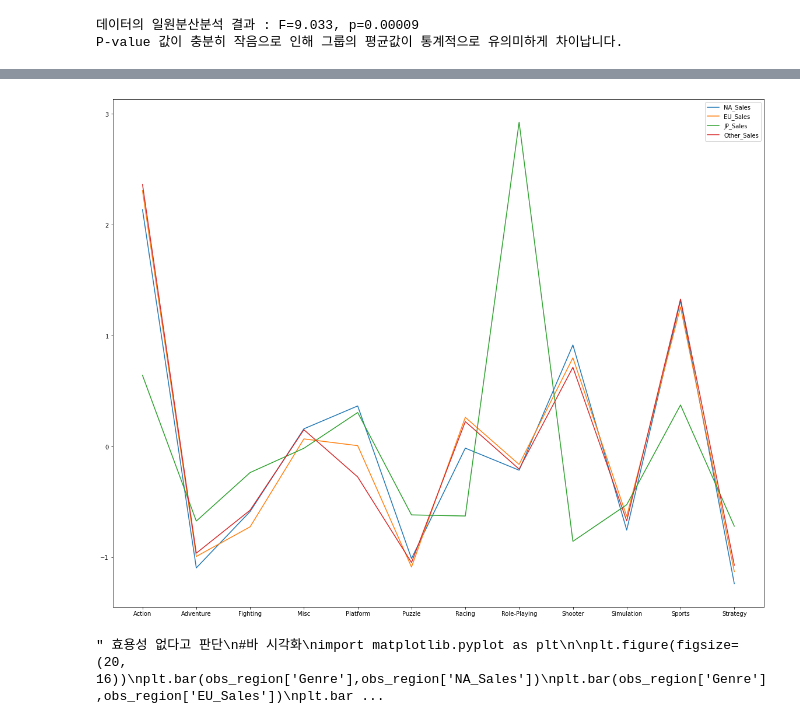
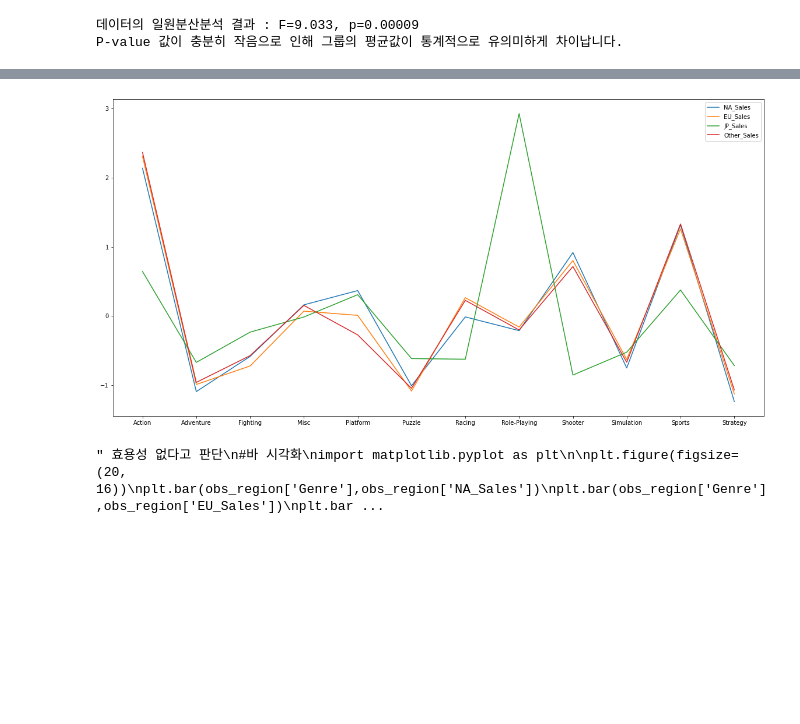
Before and after one commit to ohyunju/projects, a Jupyter notebook: project1/Project1.ipynb, the cells around one changed output, grey strips where cells are left out. Saved outputs shown, nothing was run; the diff lists cells and outputs as text; code cells hidden in the pictures; blank space fills up the shorter version.

```diff
--- a/project1/Project1.ipynb
+++ b/project1/Project1.ipynb
@@ -379,16 +378,16 @@ plt.show()
 # %%
 #선 시각화 (정규화 후)
 import matplotlib.pyplot as plt
 
-plt.figure(figsize=(20, 16))
+plt.figure(figsize=(20, 10))
 plt.plot(obs_region_scaled['Genre'],obs_region_scaled['NA_Sales'])
 plt.plot(obs_region_scaled['Genre'],obs_region_scaled['EU_Sales'])
 plt.plot(obs_region_scaled['Genre'],obs_region_scaled['JP_Sales'])
 plt.plot(obs_region_scaled['Genre'],obs_region_scaled['Other_Sales'])
 plt.legend(Sales)
 plt.show()
 # %% [output]
-[figure, old version]
+[figure, new version]
 # %%
 ''' 효용성 없다고 판단
 #바 시각화
```
Also changed, not shown: parts of 45 cells of this notebook.
